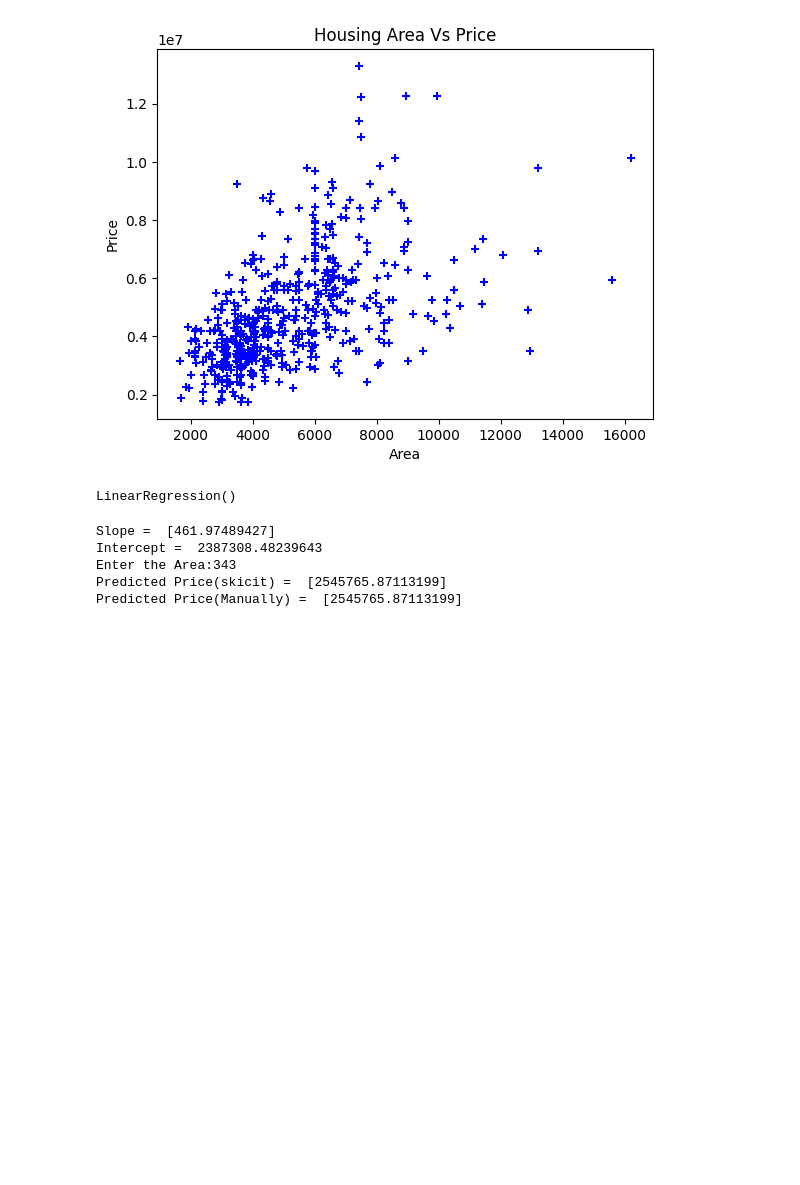
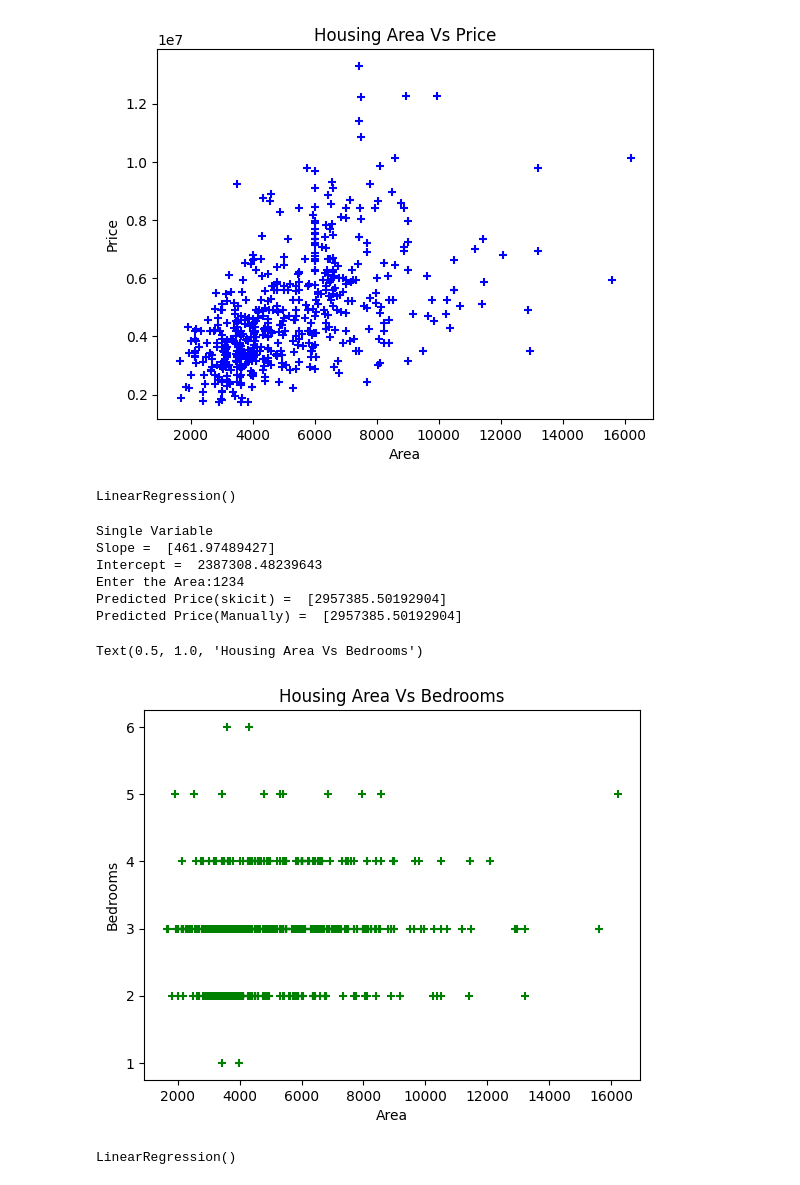
Before and after one commit to yashraj24007/HousePricePrediction-Using-LinearRegression, a Jupyter notebook: file.ipynb, the cells around one changed output. Cells and saved outputs as stored; diff of their text form; code cells hidden in the pictures; blank space fills up the shorter version.

```diff
--- a/file.ipynb
+++ b/file.ipynb
@@ -59,6 +59,7 @@ reg.fit(df[['area']],df.price)
 # %% [output]
 LinearRegression()
 # %%
+print("Single Variable")
 print("Slope = ", reg.coef_)
 print("Intercept = ", reg.intercept_)
 a =float(input("Enter the Area:"))
@@ -67,8 +68,22 @@ print("Predicted Price(skicit) = ", sklea)
 prediction = reg.coef_ * a + reg.intercept_
 print("Predicted Price(Manually) = ", prediction)
 # %% [output]
+Single Variable
 Slope =  [461.97489427]
 Intercept =  2387308.48239643
-Enter the Area:343
-Predicted Price(skicit) =  [2545765.87113199]
-Predicted Price(Manually) =  [2545765.87113199]
+Enter the Area:1234
+Predicted Price(skicit) =  [2957385.50192904]
+Predicted Price(Manually) =  [2957385.50192904]
+# %%
+plt.scatter(df.area,df.bedrooms,color ='green',marker = '+')
+plt.xlabel("Area")
+plt.ylabel("Bedrooms")
+plt.title("Housing Area Vs Bedrooms")
+# %% [output]
+Text(0.5, 1.0, 'Housing Area Vs Bedrooms')
+[figure, added]
+# %%
+reg = linear_model.LinearRegression()
+reg.fit(df[['area','bedrooms']],df.price)
+# %% [output]
+LinearRegression()
```
Also changed, not shown: parts of 1 cell of this notebook.
